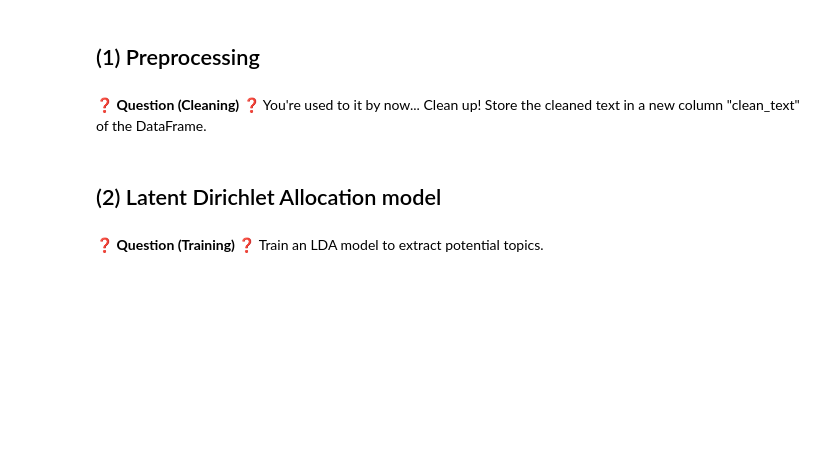
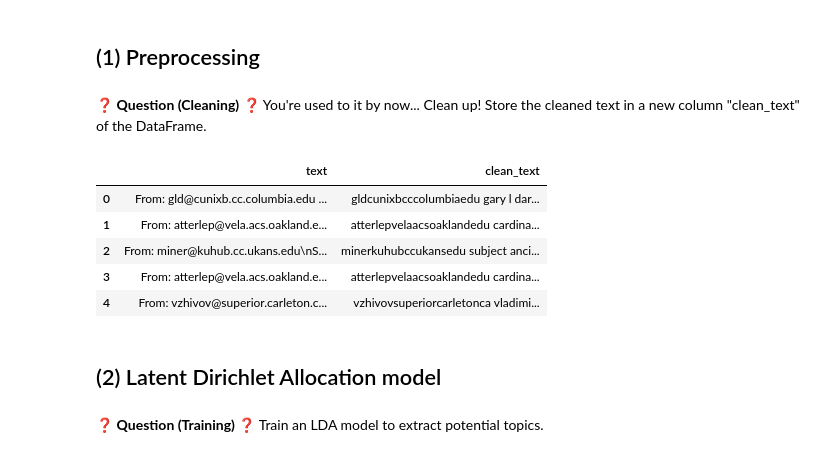
Before and after one commit to itsyeren/data-lda, a Jupyter notebook: lda.ipynb, the cells around one changed output. Drawn from its saved outputs; the diff is of its cells as text; code cells hidden in the pictures; blank space fills up the shorter version.

```diff
--- a/lda.ipynb
+++ b/lda.ipynb
@@ -23,3 +30,38 @@ data.shape
+# %%
+import string as string
+import nltk
+from nltk.tokenize import word_tokenize
+from nltk.corpus import stopwords
+from nltk.stem import WordNetLemmatizer
+
+lemmatizer = WordNetLemmatizer()
+
+def cleaning(text):
+    text = text.strip()
+    text = text.lower()
+
+    for punctuation in string.punctuation:
+        text = text.replace(punctuation, '')
+
+    tokenized_text = word_tokenize(text)
+    stop_words = set(stopwords.words('english'))
+
+    tokenized_text_clean = [word for word in tokenized_text if word not in stop_words]
+
+    lemmatized_text = [lemmatizer.lemmatize(word) for word in tokenized_text_clean]
+
+    clean_text = " ".join(lemmatized_text)
+    return clean_text
+
+data["clean_text"] = data["text"].apply(cleaning)
+data.head()
+# %% [output]
+|  | text | clean_text |
+| 0 | From: gld@cunixb.cc.columbia.edu ... | gldcunixbcccolumbiaedu gary l dar... |
+| 1 | From: atterlep@vela.acs.oakland.e... | atterlepvelaacsoaklandedu cardina... |
+| 2 | From: miner@kuhub.cc.ukans.edu\nS... | minerkuhubccukansedu subject anci... |
+| 3 | From: atterlep@vela.acs.oakland.e... | atterlepvelaacsoaklandedu cardina... |
+| 4 | From: vzhivov@superior.carleton.c... | vzhivovsuperiorcarletonca vladimi... |
 # %% [markdown]
 ## (2) Latent Dirichlet Allocation model
 # %% [markdown]
```
Also changed, not shown: parts of 11 cells of this notebook.
